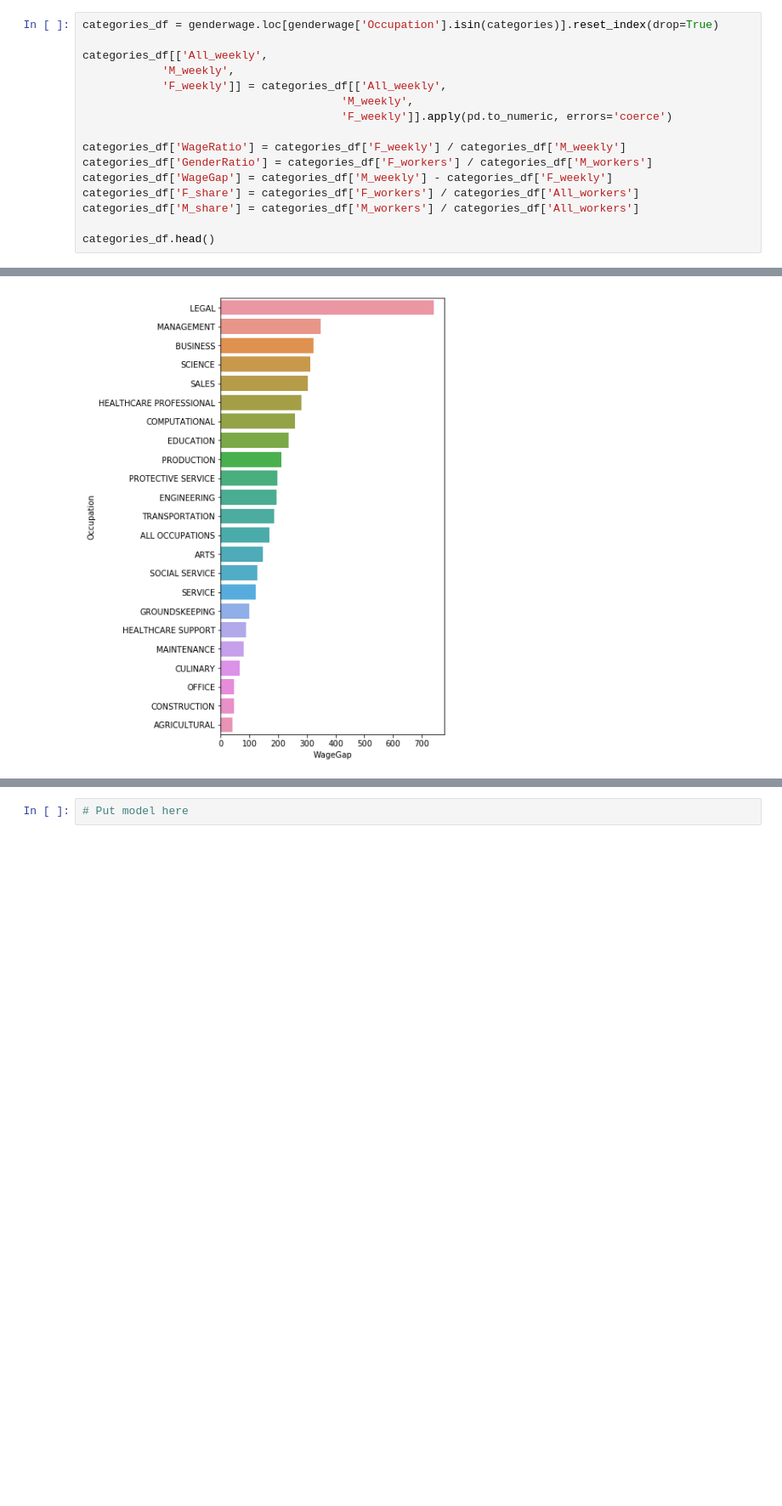
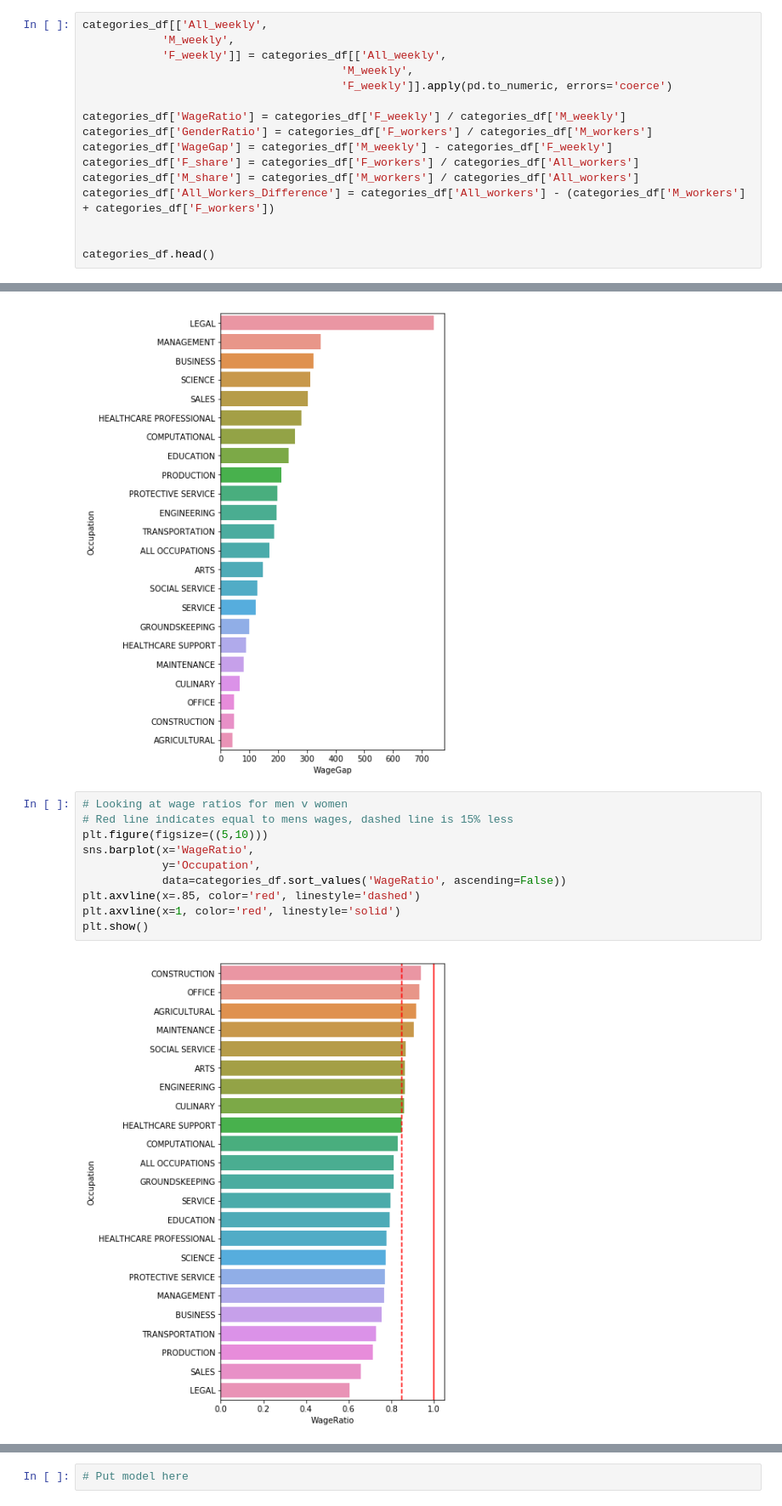
Before and after one commit to Schmidt8181/CapstoneProject, a Jupyter notebook: CapstoneProject.ipynb, the cells around one changed output, grey strips where cells are left out. Shown at 85% size. Saved outputs shown, nothing was run; the diff lists cells and outputs as text; blank space fills up the shorter version.

```diff
--- a/CapstoneProject.ipynb
+++ b/CapstoneProject.ipynb
@@ -260,6 +262,4 @@ for i in genderwage['Occupation']:
 # %%
-categories_df = genderwage.loc[genderwage['Occupation'].isin(categories)].reset_index(drop=True)
-
 categories_df[['All_weekly',
             'M_weekly',
             'F_weekly']] = categories_df[['All_weekly',
@@ -271,6 +271,8 @@ categories_df['GenderRatio'] = categories_df['F_workers'] / categories_df['M_wor
 categories_df['WageGap'] = categories_df['M_weekly'] - categories_df['F_weekly']
 categories_df['F_share'] = categories_df['F_workers'] / categories_df['All_workers']
 categories_df['M_share'] = categories_df['M_workers'] / categories_df['All_workers']
+categories_df['All_Workers_Difference'] = categories_df['All_workers'] - (categories_df['M_workers'] + categories_df['F_workers'])
+
 
 categories_df.head()
 # %% [output]
@@ -299,4 +301,16 @@ sns.barplot(x='WageGap',
 plt.show()
 # %% [output]
 [figure]
+# %%
+# Looking at wage ratios for men v women
+# Red line indicates equal to mens wages, dashed line is 15% less
+plt.figure(figsize=((5,10)))
+sns.barplot(x='WageRatio',
+            y='Occupation',
+            data=categories_df.sort_values('WageRatio', ascending=False))
+plt.axvline(x=.85, color='red', linestyle='dashed')
+plt.axvline(x=1, color='red', linestyle='solid')
+plt.show()
+# %% [output]
+[figure, added]
 # %%
```
Also changed, not shown: parts of 2 cells of this notebook.
